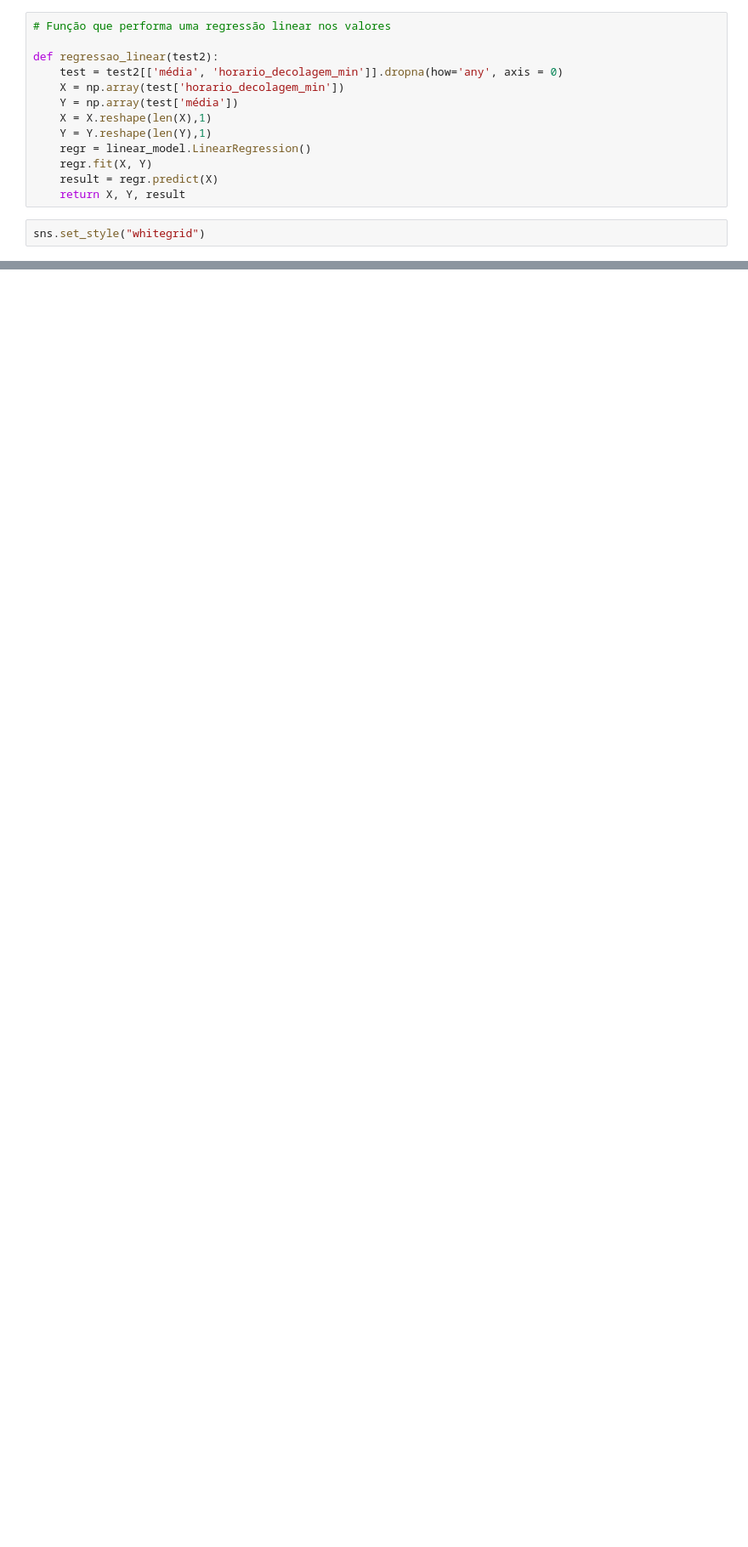
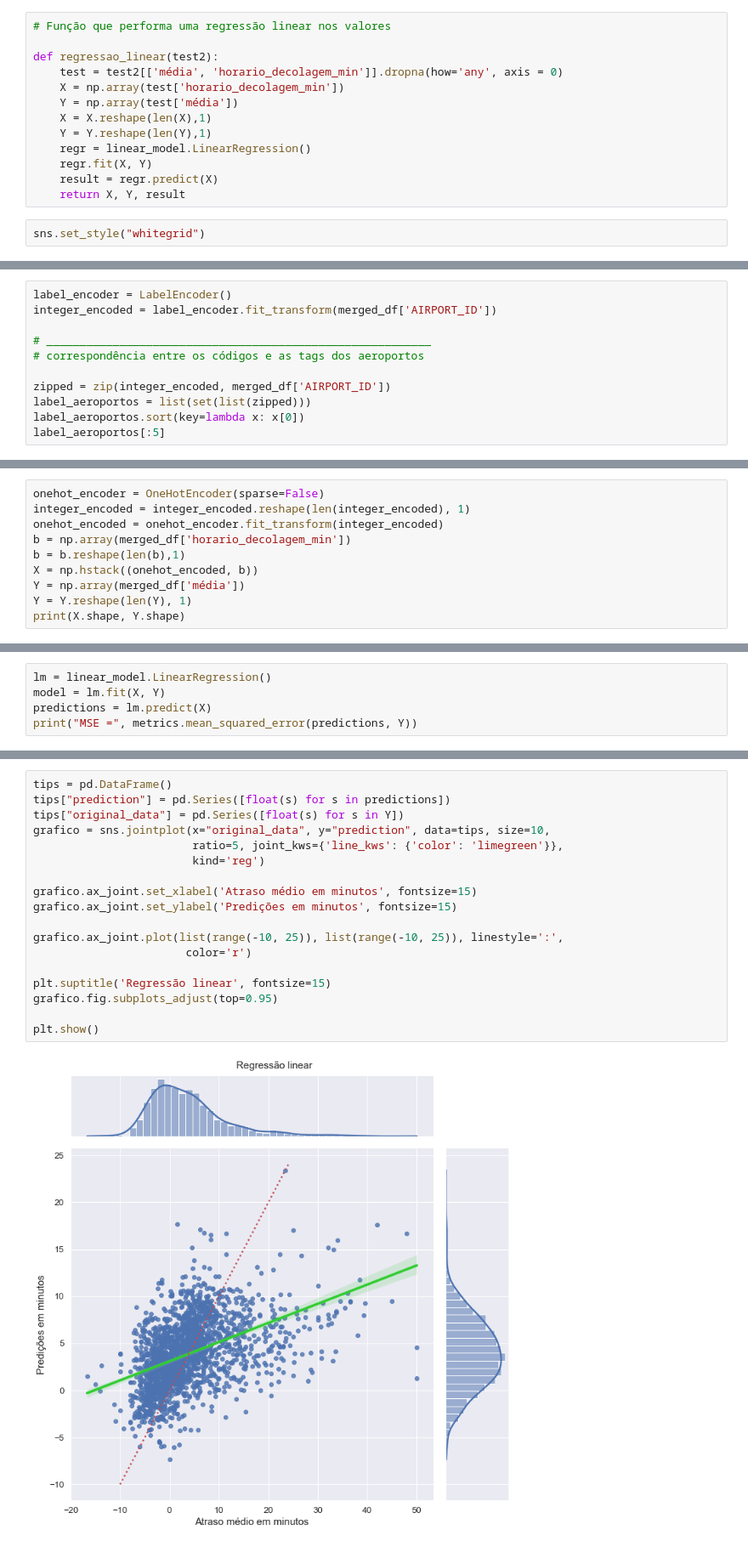
Before and after one commit to bekwendhausen/voos-kaggle-2015, a Jupyter notebook: flights-delay.ipynb, the cells around one changed output, grey strips where cells are left out. Shown at 85% size. Cells and saved outputs as stored; diff of their text form; blank space fills up the shorter version.

```diff
--- a/flights-delay.ipynb
+++ b/flights-delay.ipynb
@@ -998,0 +1274,11 @@ L = plt.legend(fontsize=12)
+# %%
+label_encoder = LabelEncoder()
+integer_encoded = label_encoder.fit_transform(merged_df['AIRPORT_ID'])
+
+# __________________________________________________________
+# correspondência entre os códigos e as tags dos aeroportos
+
+zipped = zip(integer_encoded, merged_df['AIRPORT_ID'])
+label_aeroportos = list(set(list(zipped)))
+label_aeroportos.sort(key=lambda x: x[0])
+label_aeroportos[:5]
@@ -998,0 +1287,10 @@ L = plt.legend(fontsize=12)
+# %%
+onehot_encoder = OneHotEncoder(sparse=False)
+integer_encoded = integer_encoded.reshape(len(integer_encoded), 1)
+onehot_encoded = onehot_encoder.fit_transform(integer_encoded)
+b = np.array(merged_df['horario_decolagem_min'])
+b = b.reshape(len(b),1)
+X = np.hstack((onehot_encoded, b))
+Y = np.array(merged_df['média'])
+Y = Y.reshape(len(Y), 1)
+print(X.shape, Y.shape)
@@ -998,0 +1301,5 @@ L = plt.legend(fontsize=12)
+# %%
+lm = linear_model.LinearRegression()
+model = lm.fit(X, Y)
+predictions = lm.predict(X)
+print("MSE =", metrics.mean_squared_error(predictions, Y))
@@ -998,0 +1318,20 @@ L = plt.legend(fontsize=12)
+# %%
+tips = pd.DataFrame()
+tips["prediction"] = pd.Series([float(s) for s in predictions])
+tips["original_data"] = pd.Series([float(s) for s in Y])
+grafico = sns.jointplot(x="original_data", y="prediction", data=tips, size=10,
+                        ratio=5, joint_kws={'line_kws': {'color': 'limegreen'}},
+                        kind='reg')
+
+grafico.ax_joint.set_xlabel('Atraso médio em minutos', fontsize=15)
+grafico.ax_joint.set_ylabel('Predições em minutos', fontsize=15)
+
+grafico.ax_joint.plot(list(range(-10, 25)), list(range(-10, 25)), linestyle=':',
+                       color='r')
+
+plt.suptitle('Regressão linear', fontsize=15)
+grafico.fig.subplots_adjust(top=0.95)
+
+plt.show()
+# %% [output]
+[figure, added]
```
Also changed, not shown: parts of 36 cells of this notebook, 4 other files.
